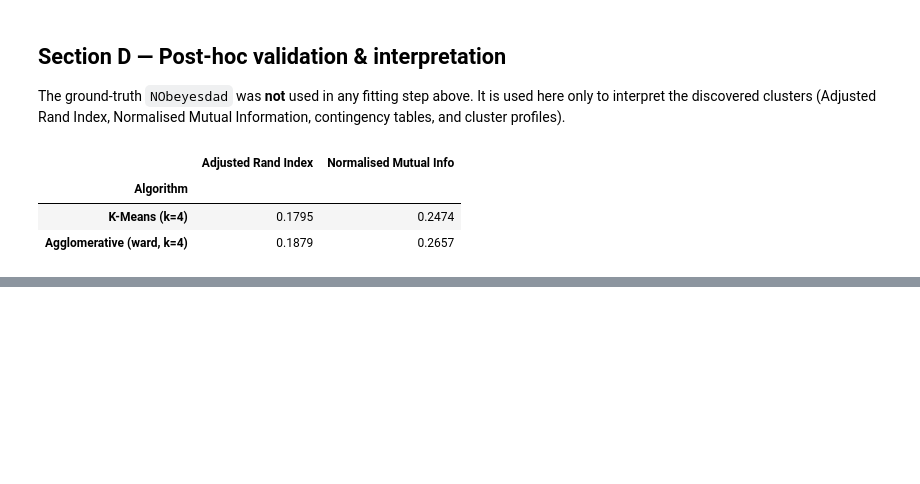
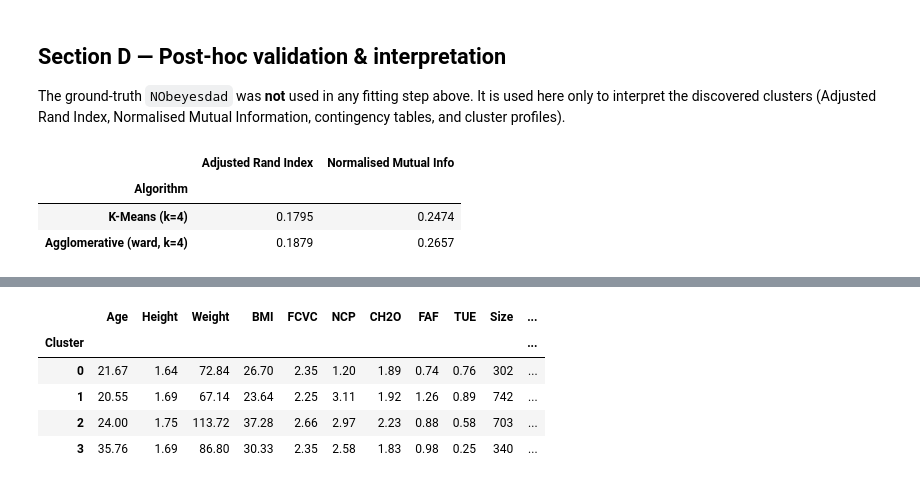
Before and after one commit to Isvarr/capstone_ml, a Jupyter notebook: clustering.ipynb, the cells around one changed output, grey strips where cells are left out. Saved outputs shown, nothing was run; the diff lists cells and outputs as text; code cells hidden in the pictures; blank space fills up the shorter version.

```diff
--- a/clustering.ipynb
+++ b/clustering.ipynb
@@ -384,0 +396,16 @@ pd.DataFrame(ext_rows).set_index('Algorithm').round(4)
+# %%
+# Cluster profiles (K-Means): mean of key raw features + dominant true label
+prof = X_raw.copy()
+prof['BMI'] = prof['Weight'] / prof['Height'] ** 2
+prof['Cluster'] = km_labels
+profile = prof.groupby('Cluster')[['Age', 'Height', 'Weight', 'BMI', 'FCVC', 'NCP', 'CH2O', 'FAF', 'TUE']].mean().round(2)
+profile['Size'] = prof['Cluster'].value_counts().sort_index()
+profile['Dominant true label'] = pd.crosstab(km_labels, y_true).idxmax(axis=1)
+profile
+# %% [output]
+|  | Age | Height | Weight | BMI | FCVC | NCP | CH2O | FAF | TUE | Size | ... |
+| Cluster |  |  |  |  |  |  |  |  |  |  | ... |
+| 0 | 21.67 | 1.64 | 72.84 | 26.70 | 2.35 | 1.20 | 1.89 | 0.74 | 0.76 | 302 | ... |
+| 1 | 20.55 | 1.69 | 67.14 | 23.64 | 2.25 | 3.11 | 1.92 | 1.26 | 0.89 | 742 | ... |
+| 2 | 24.00 | 1.75 | 113.72 | 37.28 | 2.66 | 2.97 | 2.23 | 0.88 | 0.58 | 703 | ... |
+| 3 | 35.76 | 1.69 | 86.80 | 30.33 | 2.35 | 2.58 | 1.83 | 0.98 | 0.25 | 340 | ... |
```
Also changed, not shown: parts of 6 cells of this notebook.
